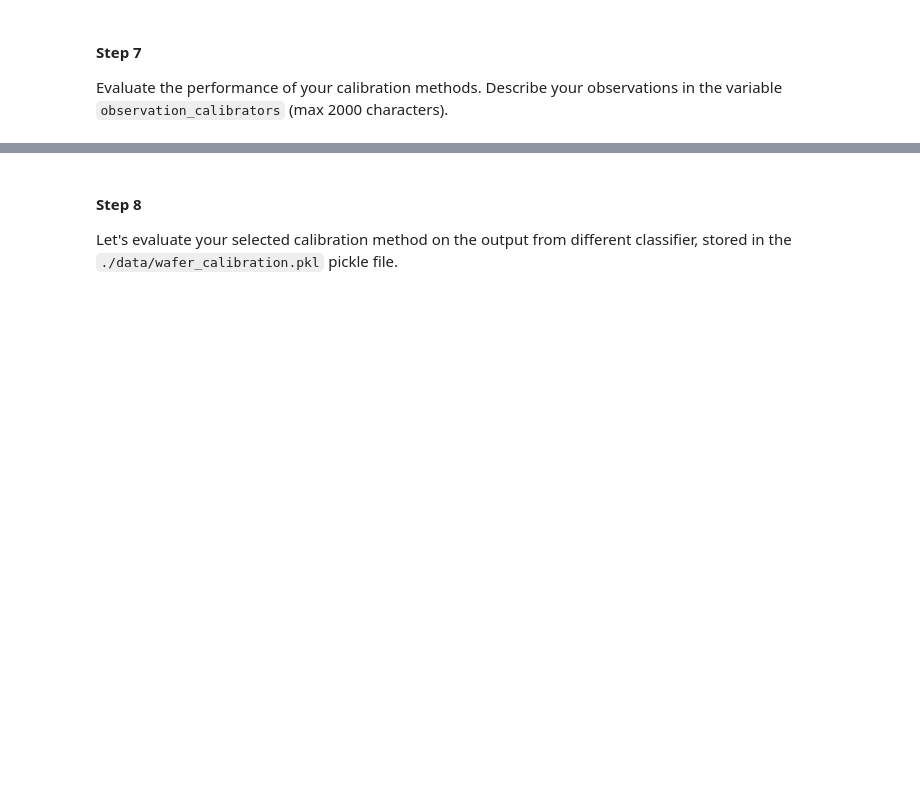
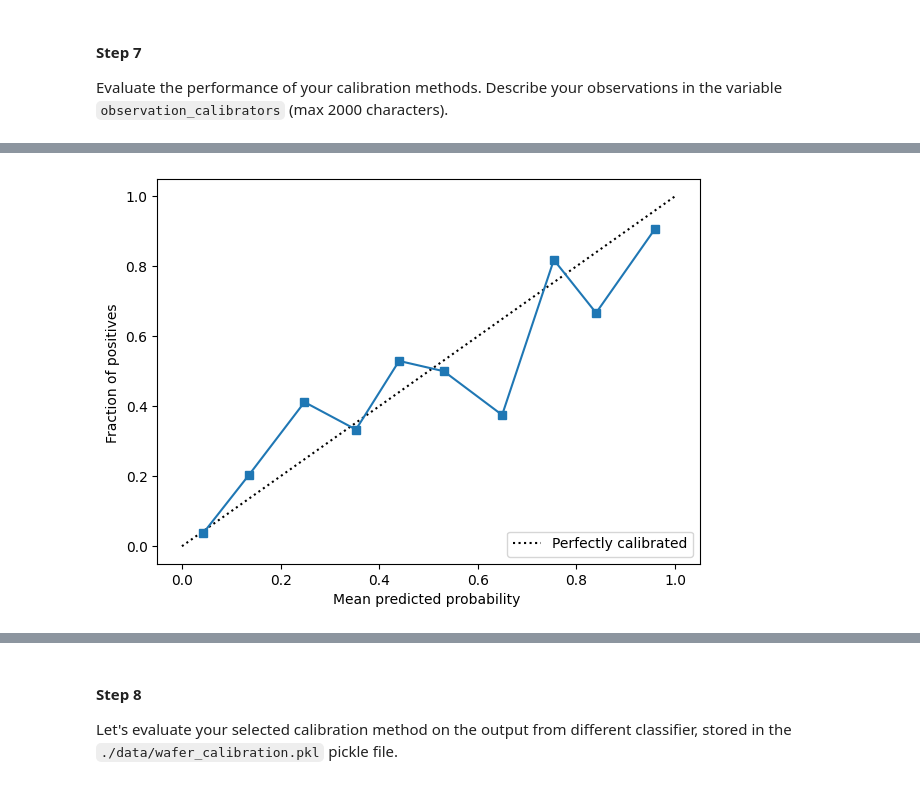
Before and after one commit to Silvia29/ML-in-Industry, a Jupyter notebook: calibration.ipynb, the cells around one changed output, grey strips where cells are left out. Saved outputs shown, nothing was run; the diff lists cells and outputs as text; code cells hidden in the pictures; blank space fills up the shorter version.

```diff
--- a/calibration.ipynb
+++ b/calibration.ipynb
@@ -407,8 +391,8 @@ class HB_calibrator:
       self.sorted_p = np.sort(p)
       self.proba_bins = np.array_split(self.sorted_p, self.bins)
 
-      fun =  lambda theta: np.sum([np.sum((theta[m] - self.proba_bins[m])**2) for m in range(bins)])
-      self.opt = minimize(fun, x0 = np.zeros(20),method='nelder-mead')
+      fun =  lambda theta: np.sum([np.sum((theta[m] - self.proba_bins[m])**2) for m in range(self.bins)])
+      self.opt = minimize(fun, x0 = np.zeros(self.bins),method='nelder-mead')
       return self
 
   def predict_proba(self, p):
@@ -572,0 +554,8 @@ NameError: name 'plt' is not defined
+# %%
+#Calibration Display Diagram for Platt
+plt.rcParams["figure.figsize"] = (7,5)
+prob_true_2,prob_pred_2=calibration_curve(y_binary_test,calibrated_p_platt,n_bins=10)
+platt_display = CalibrationDisplay(prob_true_2,prob_pred_2,calibrated_p_platt)
+platt_display.plot();
+# %% [output]
+[figure, added]
```
Also changed, not shown: parts of 32 cells of this notebook.
